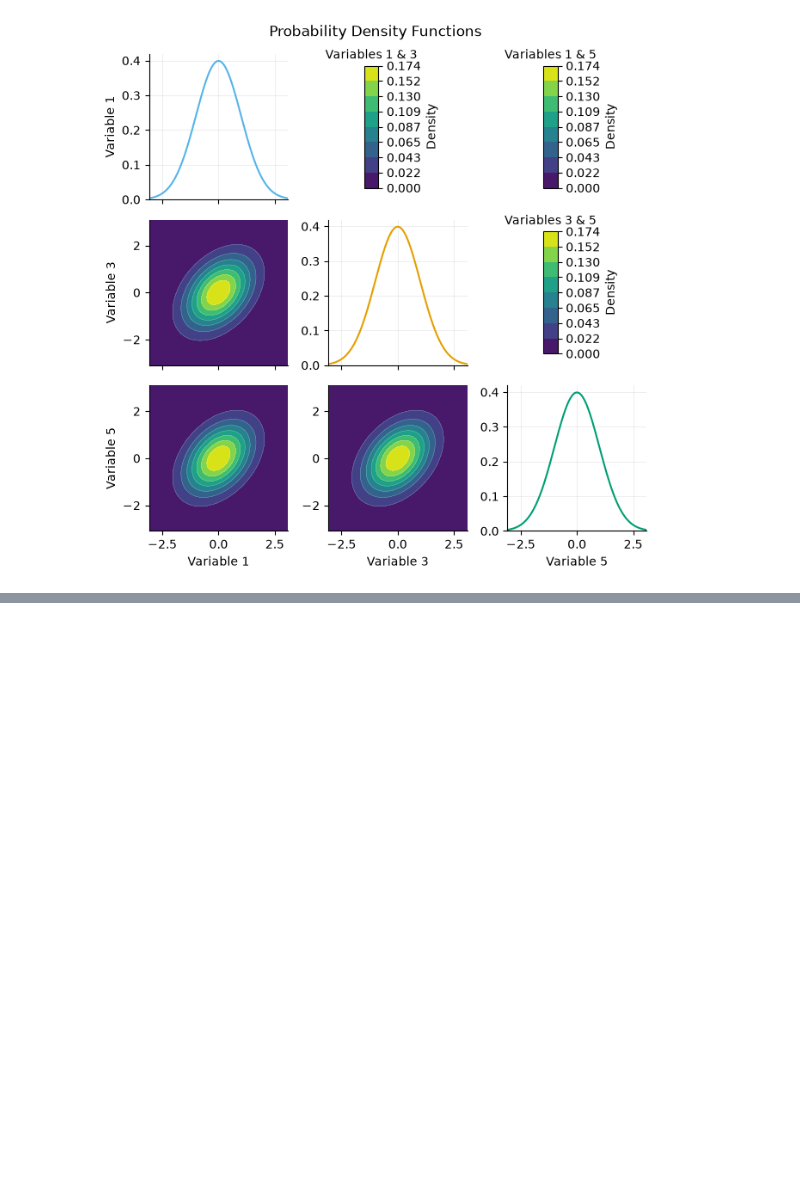
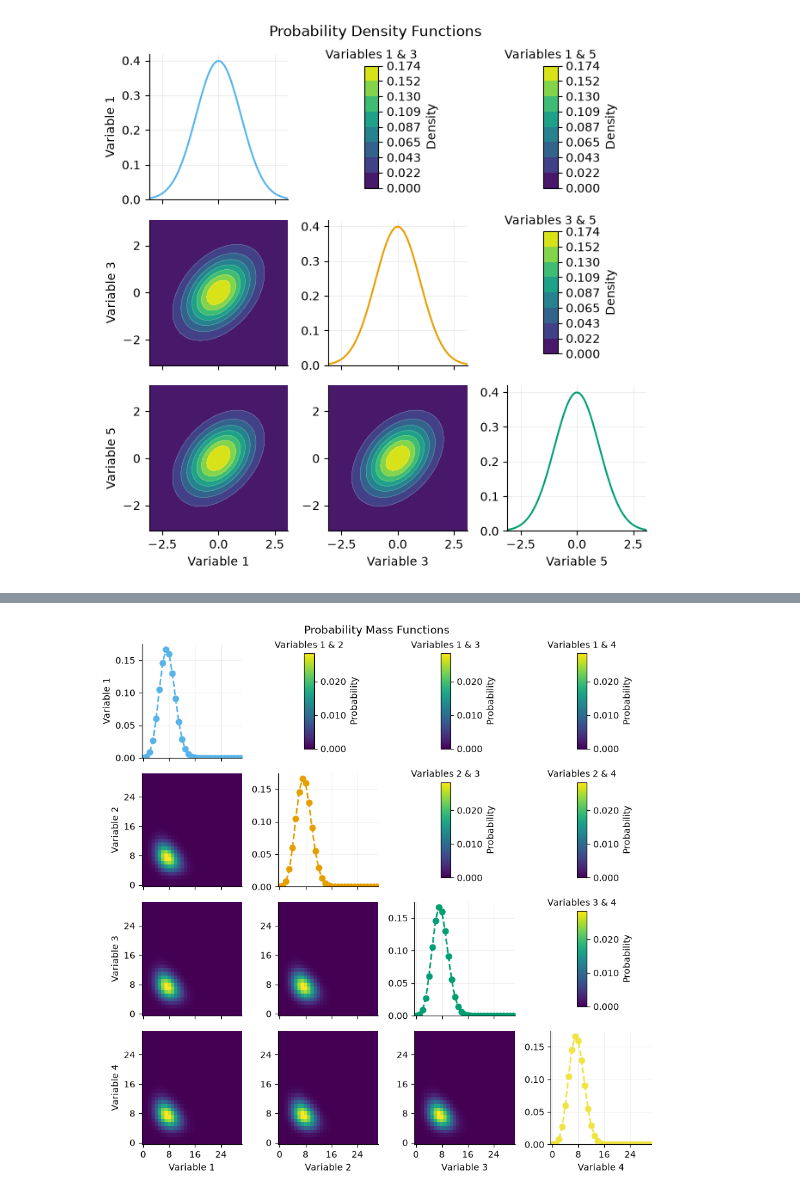
Before and after one commit to calpoly-symbulate/symbulate, a Jupyter notebook: team/simulated_pairs_plot_demo.ipynb, the cells around one changed output, grey strips where cells are left out. Saved outputs shown, nothing was run; the diff lists cells and outputs as text; code cells hidden in the pictures; blank space fills up the shorter version.

```diff
--- a/team/simulated_pairs_plot_demo.ipynb
+++ b/team/simulated_pairs_plot_demo.ipynb
@@ -207,0 +265,4 @@ big.plot(variables=2)  # just the 3rd variable
+# %%
+Multinomial(n=30, p=[0.25, 0.25, 0.25, 0.25]).plot()
+# %% [output]
+[figure, added]
```
Also changed, not shown: parts of 21 cells of this notebook, 3 other files.
